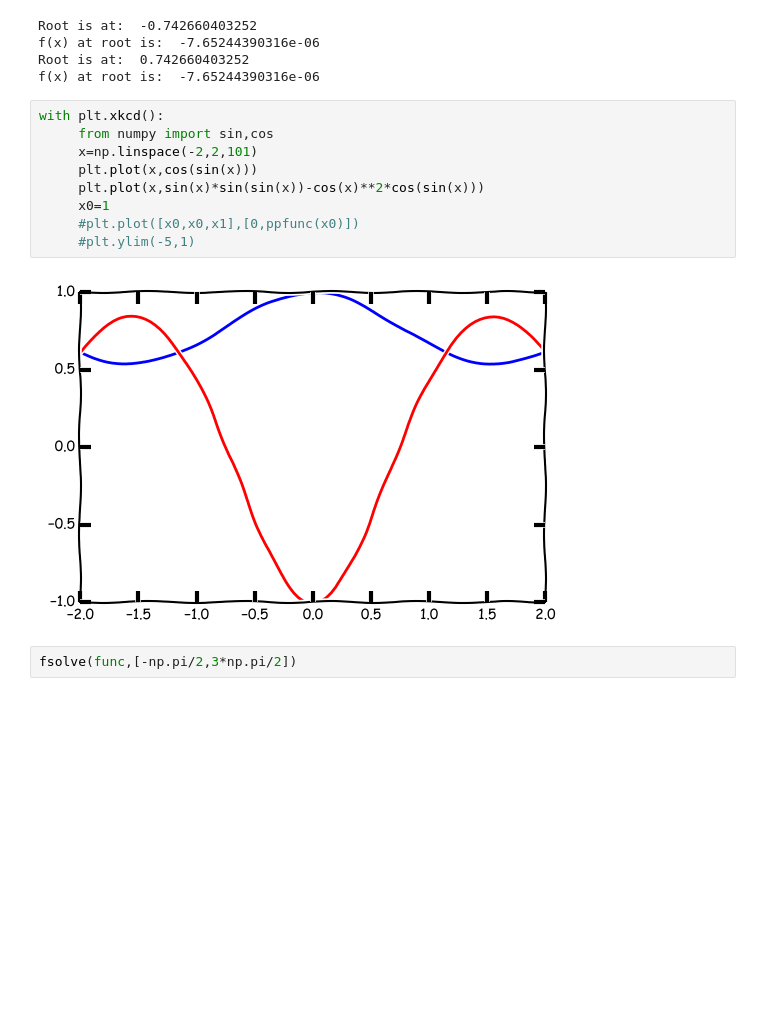
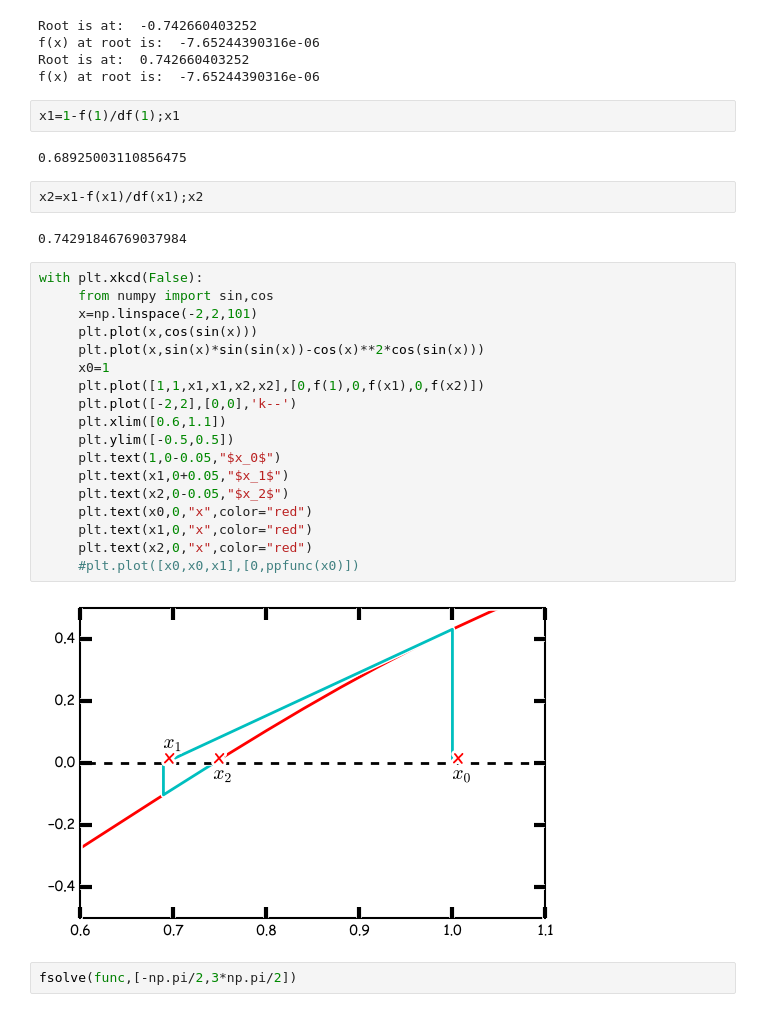
Before and after one commit to YJenAngela/2016-1, a Jupyter notebook: calculus/2 Applications of differentiation.ipynb, the cells around one changed output. Saved outputs shown, nothing was run; the diff lists cells and outputs as text; blank space fills up the shorter version.

```diff
--- a/calculus/2 Applications of differentiation.ipynb
+++ b/calculus/2 Applications of differentiation.ipynb
@@ -1084,17 +1082,34 @@ Root is at:  -0.742660403252
 f(x) at root is:  -7.65244390316e-06
 Root is at:  0.742660403252
 f(x) at root is:  -7.65244390316e-06
+# %%
+x1=1-f(1)/df(1);x1
+# %% [output]
+0.68925003110856475
+# %%
+x2=x1-f(x1)/df(x1);x2
+# %% [output]
+0.74291846769037984
 # %%
-with plt.xkcd():
+with plt.xkcd(False):
      from numpy import sin,cos
      x=np.linspace(-2,2,101)
      plt.plot(x,cos(sin(x)))
      plt.plot(x,sin(x)*sin(sin(x))-cos(x)**2*cos(sin(x)))
      x0=1
+     plt.plot([1,1,x1,x1,x2,x2],[0,f(1),0,f(x1),0,f(x2)])
+     plt.plot([-2,2],[0,0],'k--')
+     plt.xlim([0.6,1.1])
+     plt.ylim([-0.5,0.5])
+     plt.text(1,0-0.05,"$x_0$")
+     plt.text(x1,0+0.05,"$x_1$")
+     plt.text(x2,0-0.05,"$x_2$")
+     plt.text(x0,0,"x",color="red")
+     plt.text(x1,0,"x",color="red")
+     plt.text(x2,0,"x",color="red")
      #plt.plot([x0,x0,x1],[0,ppfunc(x0)])
-     #plt.ylim(-5,1)
 # %% [output]
-[figure, old version]
+[figure, new version]
 # %%
 fsolve(func,[-np.pi/2,3*np.pi/2])
 # %% [output]
```
Also changed, not shown: parts of 2 cells of this notebook, 1 other file.
